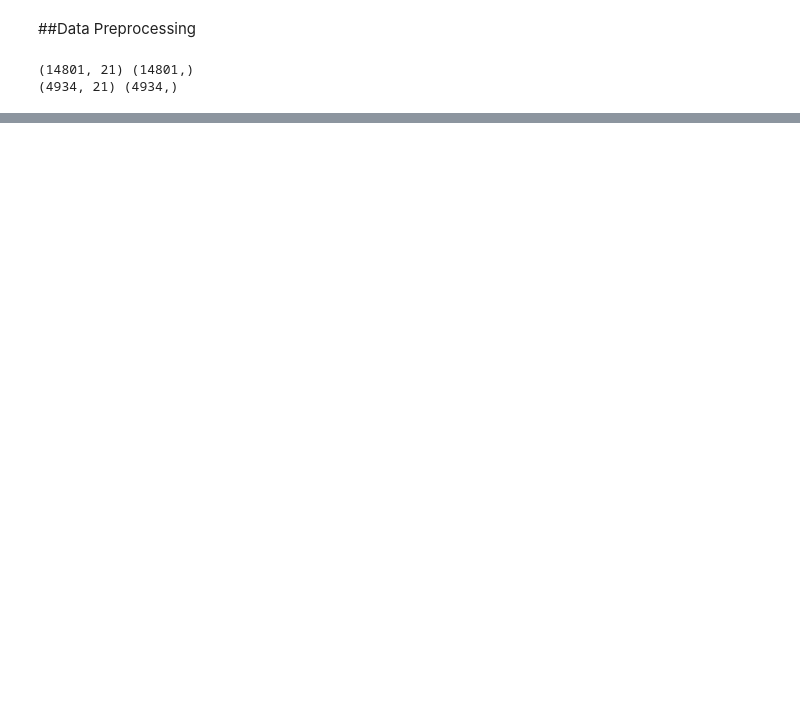
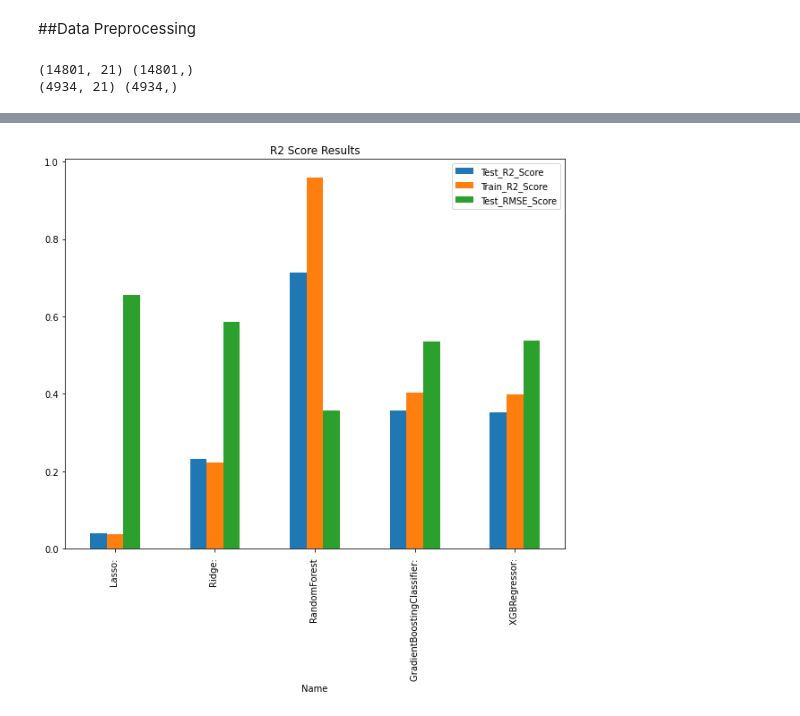
Before and after one commit to SurajSP99/Appliances_Energy_prediction, a Jupyter notebook: Appliances_Energy_Prediction.ipynb, the cells around one changed output, grey strips where cells are left out. Cells and saved outputs as stored; diff of their text form; code cells hidden in the pictures; blank space fills up the shorter version.

```diff
--- a/Appliances_Energy_Prediction.ipynb
+++ b/Appliances_Energy_Prediction.ipynb
@@ -273,5 +268,0 @@ Checking the model performance
-# %%
-from sklearn.linear_model import Lasso
-lasso  = Lasso(alpha=0.0001 , max_iter= 3000)
-
-lasso.fit(X_train, Y_train)
@@ -279,0 +283,27 @@ Lasso(alpha=0.0001, max_iter=3000)
+# %%
+models = [
+           ['Lasso: ', Lasso()],
+           ['Ridge: ', Ridge()],
+           ['RandomForest ',RandomForestRegressor()],
+           ['GradientBoostingClassifier: ', GradientBoostingRegressor()] ,
+           ['XGBRegressor: ', xgb.XGBRegressor()] ,
+         ]
+# %%
+# Running all the models in for loop & storing the result for each.
+import time
+from math import sqrt
+from sklearn.metrics import mean_squared_error
+
+all_model_data = []
+for name,model in models :
+    model_data = {}
+    model.random_state = 1
+    model_data["Name"] = name
+    start = time.time()
+    model.fit(X_train, Y_train)
+    end = time.time()
+    model_data["Train_Time"] = round((end - start), 4) # Calculating time taken by model to train
+    model_data["Train_R2_Score"] = round(metrics.r2_score(Y_train,model.predict(X_train)), 4)
+    model_data["Test_R2_Score"] = round(metrics.r2_score(Y_test,model.predict(X_test)), 4)
+    model_data["Test_RMSE_Score"] = round(sqrt(mean_squared_error(Y_test,model.predict(X_test))),4)
+    all_model_data.append(model_data)
@@ -279,0 +332,5 @@ Lasso(alpha=0.0001, max_iter=3000)
+# %%
+# Creating a DataFrame for better comparison
+
+model_data_df = pd.DataFrame(all_model_data,  columns=['Name', 'Train_Time', 'Train_R2_Score', 'Test_R2_Score','Test_RMSE_Score'])
+model_data_df.head().sort_values(by = 'Test_R2_Score', ascending = False) # Descending arrangement
@@ -279,0 +344,4 @@ Lasso(alpha=0.0001, max_iter=3000)
+# %%
+model_data_df.plot(x="Name", y=['Test_R2_Score' , 'Train_R2_Score' , 'Test_RMSE_Score'], kind="bar" , title = 'R2 Score Results' , figsize= (10,8)) ;
+# %% [output]
+[figure, added]
```
Also changed, not shown: parts of 21 cells of this notebook.
